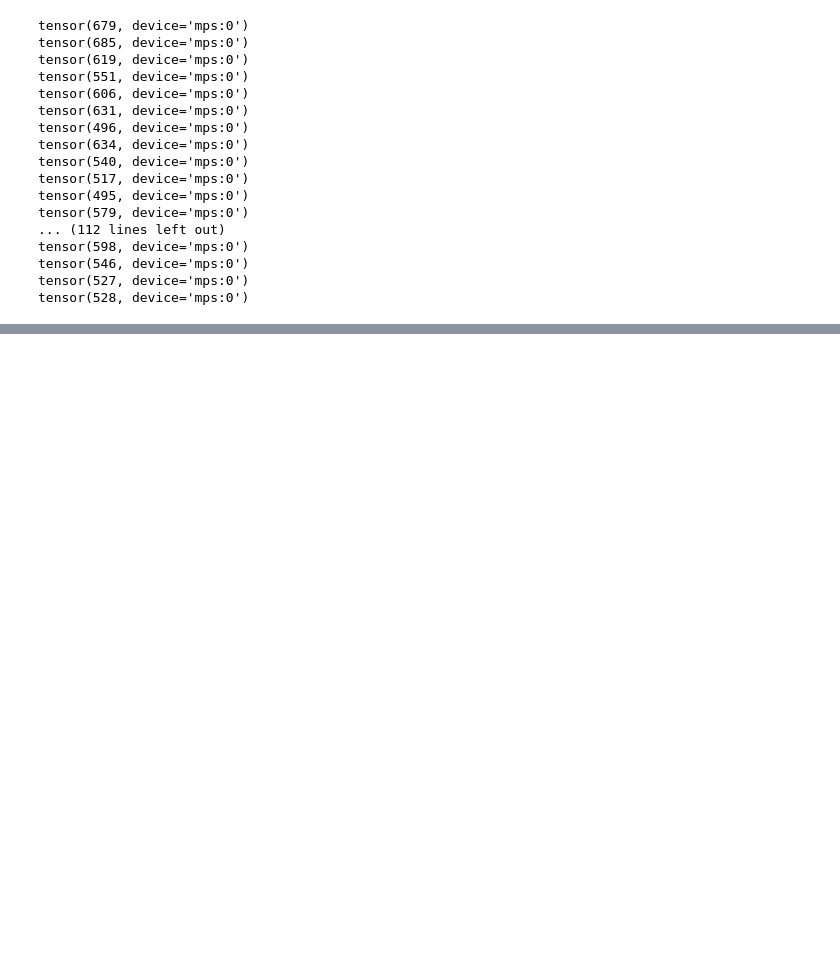
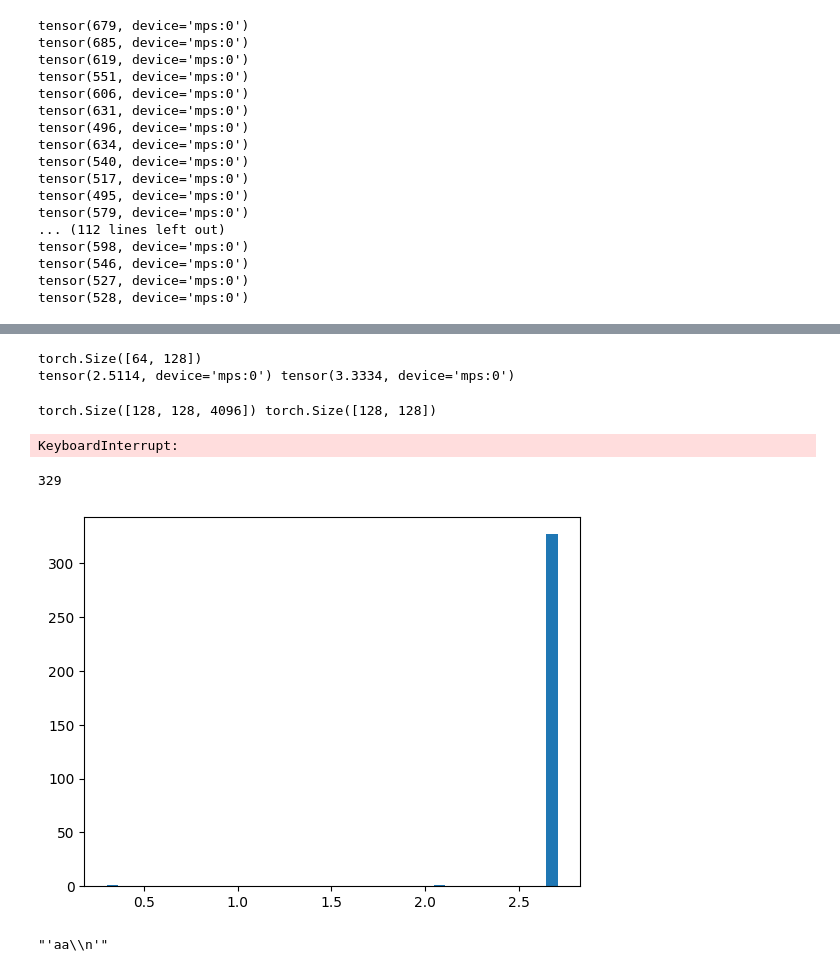
Before and after one commit to jnward/monosemanticity-repro, a Jupyter notebook: transformer.ipynb, the cells around one changed output, grey strips where cells are left out. Saved outputs shown, nothing was run; the diff lists cells and outputs as text; code cells hidden in the pictures; blank space fills up the shorter version.

```diff
--- a/transformer.ipynb
+++ b/transformer.ipynb
@@ -663,0 +691,68 @@ tensor(528, device='mps:0')
+# %%
+xb, yb = get_batch('train', 64)
+print(xb.shape)
+
+with torch.no_grad():
+    t_logits, t_loss = model(xb, yb)
+    a_logits, a_loss = model.forward_ablation(xb, autoencoder, yb)
+
+print(t_loss, a_loss)
+# %% [output]
+torch.Size([64, 128])
+tensor(2.5114, device='mps:0') tensor(3.3334, device='mps:0')
+# %%
+def get_features(x):
+    embedding, _ = model.forward_embedding(x)
+    features = autoencoder.encode(embedding)
+    return features
+
+features = get_features(xb)
+
+print(features.shape, xb.shape)
+# %% [output]
+torch.Size([128, 128, 4096]) torch.Size([128, 128])
+# %%
+feature_dict = {i: [0, []] for i in range(4096)}
+context_list = []
+
+threashold = 1
+
+num_iters = 32000
+batch_size = 16
+samples_per_row = 4
+
+for _ in tqdm(range(num_iters)):
+    xb, _ = get_batch("train", batch_size)
+    features = get_features(xb)
+    features = features.cpu()
+    for i, row in enumerate(xb):  # iterate thru rows in a batch
+        # for j in range(row.shape[0]):  # iterate thru tokens in a row
+        for j in np.random.choice(row.shape[0], samples_per_row, replace=False):  #torch.randint(row.shape[0], (samples_per_row,), replact=False):
+            token = xb[i, j]
+            context = xb[i, max(j-4, 0):j+5]
+            context_list.append((token.item(), context.tolist()))
+            context_idx = len(context_list) - 1
+
+            feature_vec = features[i, j]
+            activation_idxs = (feature_vec > threashold).nonzero()
+
+            for a_idx in activation_idxs:
+                a_idx = a_idx[0].item()
+                feature_dict[a_idx][0] += 1
+                if feature_dict[a_idx][0] < 512:
+                    feature_dict[a_idx][1].append((context_idx, feature_vec[a_idx].item()))
+# %% [output]
+KeyboardInterrupt:
+# %%
+sum([len(l[1]) > 1 for l in feature_dict.values()])
+# %% [output]
+329
+# %%
+plt.hist([math.log10(len(ctx[1])) for ctx in feature_dict.values() if len(ctx[1]) > 0], bins=40)
+plt.show()
+# %% [output]
+[figure, added]
+# %%
+repr("aa\n")
+# %% [output]
+"'aa\\n'"
```
Also changed, not shown: parts of 16 cells of this notebook.
